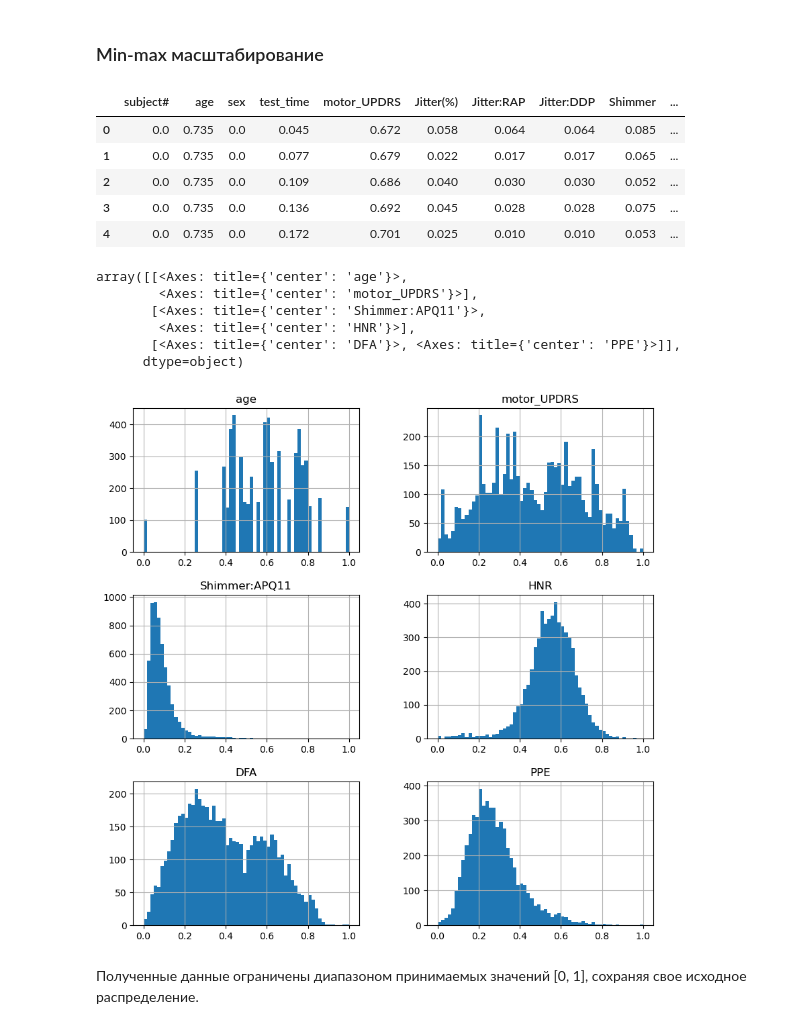
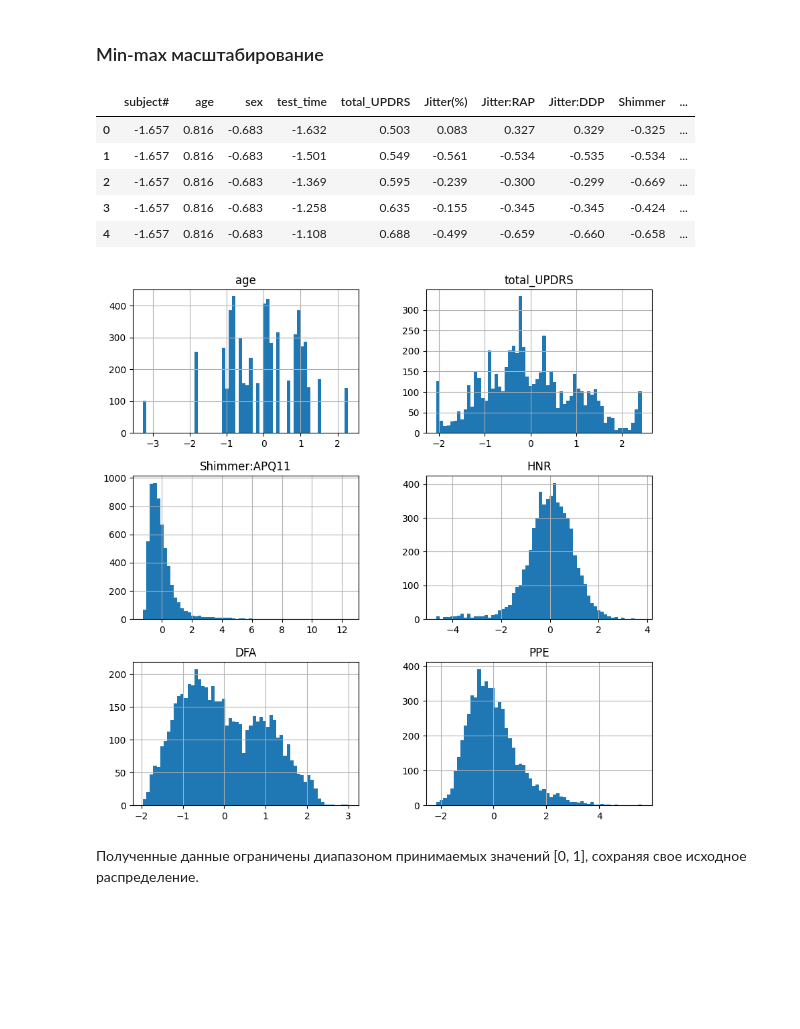
Before and after one commit to v-stv/lab1, a Jupyter notebook: lr1_5.ipynb, the cells around one changed output. Saved outputs shown, nothing was run; the diff lists cells and outputs as text; code cells hidden in the pictures; blank space fills up the shorter version.

```diff
--- a/lr1_5.ipynb
+++ b/lr1_5.ipynb
@@ -346,35 +379,54 @@ array([[<Axes: xlabel='age', ylabel='age'>,
 # %% [markdown]
 ### Min-max масштабирование
 # %%
-from sklearn.preprocessing import MinMaxScaler
+# from sklearn.preprocessing import MinMaxScaler
 
-scaler = MinMaxScaler() # преобразование данных в диапазон [0, 1]
+# scaler = MinMaxScaler() # преобразование данных в диапазон [0, 1]
 
-# вычисляем минимальное и максимальное значение для каждого признака в df_initial -> преобразуем данные df_initial, переводя их в диапазон [0, 1]
-df_initial_transformed =\
-    pd.DataFrame(scaler.fit(df_initial).fit_transform(df_initial), columns=df_initial.columns)
-df_prepared_transformed =\
-    pd.DataFrame(scaler.fit(df_prepared).fit_transform(df_prepared), columns=df_prepared.columns)
+# # вычисляем минимальное и максимальное значение для каждого признака в df_initial -> преобразуем данные df_initial, переводя их в диапазон [0, 1]
+# df_initial_transformed =\
+#     pd.DataFrame(scaler.fit(df_initial).fit_transform(df_initial), columns=df_initial.columns)
+# df_prepared_transformed =\
+#     pd.DataFrame(scaler.fit(df_prepared).fit_transform(df_prepared), columns=df_prepared.columns)
 
-# масштабированные исходные данных
-df_initial_transformed.head()
+# # масштабированные исходные данных
+# df_initial_transformed.head()
+
+from sklearn.preprocessing import StandardScaler
+
+# Создаем объект StandardScaler для стандартизации
+scaler = StandardScaler()
+
+# Стандартизируем данные (преобразуем к нормальному распределению со средним=0 и std=1)
+df_initial_standardized = pd.DataFrame(
+    scaler.fit_transform(df_initial),
+    columns=df_initial.columns
+)
+
+df_prepared_standardized = pd.DataFrame(
+    scaler.fit_transform(df_prepared),
+    columns=df_prepared.columns
+)
+
+# Посмотрим на стандартизированные исходные данные
+df_initial_standardized.head()
 # %% [output]
-|  | subject# | age | sex | test_time | motor_UPDRS | Jitter(%) | Jitter:RAP | Jitter:DDP | Shimmer | ... |
-| 0 | 0.0 | 0.735 | 0.0 | 0.045 | 0.672 | 0.058 | 0.064 | 0.064 | 0.085 | ... |
-| 1 | 0.0 | 0.735 | 0.0 | 0.077 | 0.679 | 0.022 | 0.017 | 0.017 | 0.065 | ... |
-| 2 | 0.0 | 0.735 | 0.0 | 0.109 | 0.686 | 0.040 | 0.030 | 0.030 | 0.052 | ... |
-| 3 | 0.0 | 0.735 | 0.0 | 0.136 | 0.692 | 0.045 | 0.028 | 0.028 | 0.075 | ... |
-| 4 | 0.0 | 0.735 | 0.0 | 0.172 | 0.701 | 0.025 | 0.010 | 0.010 | 0.053 | ... |
+|  | subject# | age | sex | test_time | total_UPDRS | Jitter(%) | Jitter:RAP | Jitter:DDP | Shimmer | ... |
+| 0 | -1.657 | 0.816 | -0.683 | -1.632 | 0.503 | 0.083 | 0.327 | 0.329 | -0.325 | ... |
+| 1 | -1.657 | 0.816 | -0.683 | -1.501 | 0.549 | -0.561 | -0.534 | -0.535 | -0.534 | ... |
+| 2 | -1.657 | 0.816 | -0.683 | -1.369 | 0.595 | -0.239 | -0.300 | -0.299 | -0.669 | ... |
+| 3 | -1.657 | 0.816 | -0.683 | -1.258 | 0.635 | -0.155 | -0.345 | -0.345 | -0.424 | ... |
+| 4 | -1.657 | 0.816 | -0.683 | -1.108 | 0.688 | -0.499 | -0.659 | -0.660 | -0.658 | ... |
 # %%
-df_prepared_transformed.hist(bins=60, figsize=(10,10))
+# df_initial_standardized.hist(bins=60, figsize=(10,10))
+
+# Выбираем только нужные колонки
+selected_columns = ['age', 'total_UPDRS', 'Shimmer:APQ11', 'HNR', 'DFA', 'PPE']
+
+# Строим гистограммы только для выбранных колонок
+axes = df_initial_standardized[selected_columns].hist(bins=60, figsize=(10, 10))
 # %% [output]
-array([[<Axes: title={'center': 'age'}>,
-        <Axes: title={'center': 'motor_UPDRS'}>],
-       [<Axes: title={'center': 'Shimmer:APQ11'}>,
-        <Axes: title={'center': 'HNR'}>],
-       [<Axes: title={'center': 'DFA'}>, <Axes: title={'center': 'PPE'}>]],
-      dtype=object)
-[figure, old version]
+[figure, new version]
 # %% [markdown]
 Полученные данные ограничены диапазоном принимаемых значений [0, 1], сохраняя свое исходное распределение.
 # %% [markdown]
```
Also changed, not shown: parts of 9 cells of this notebook.
